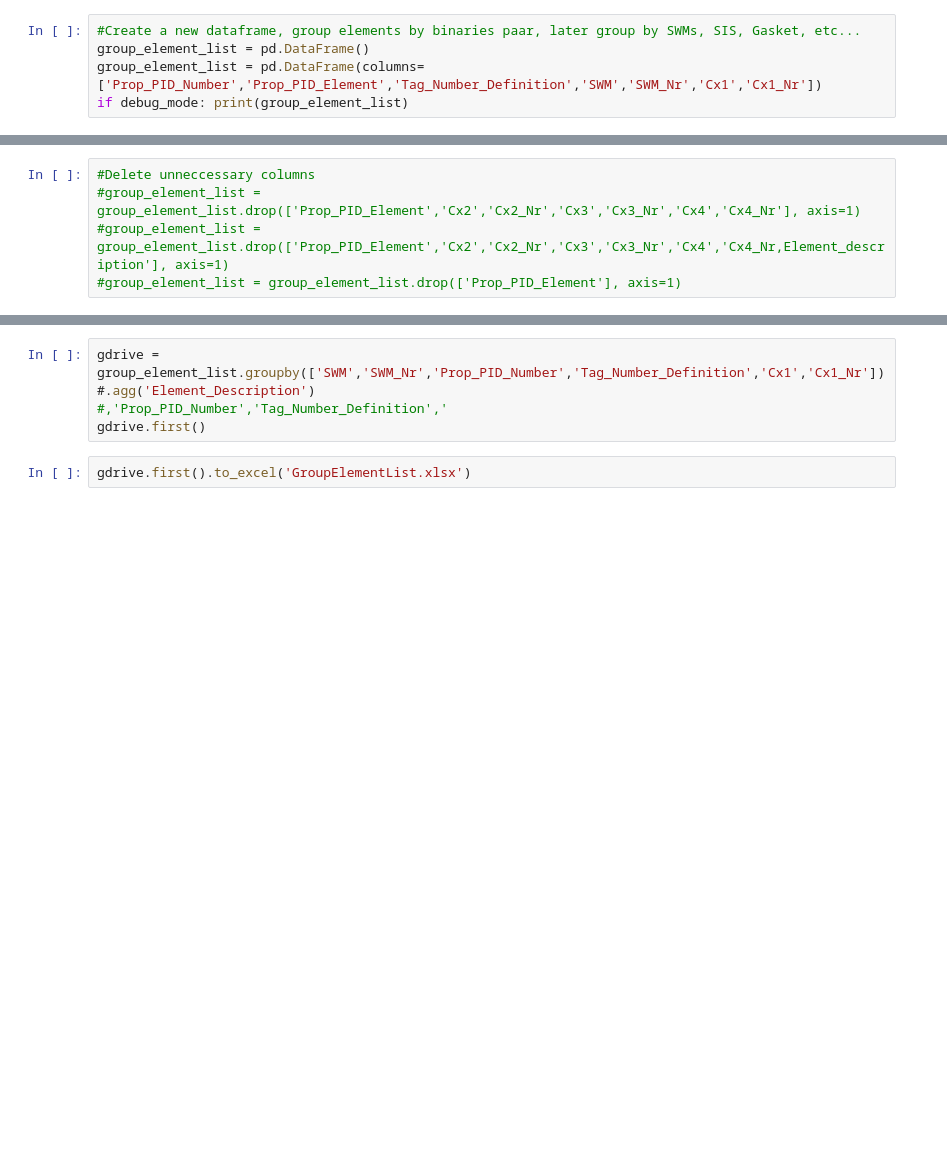
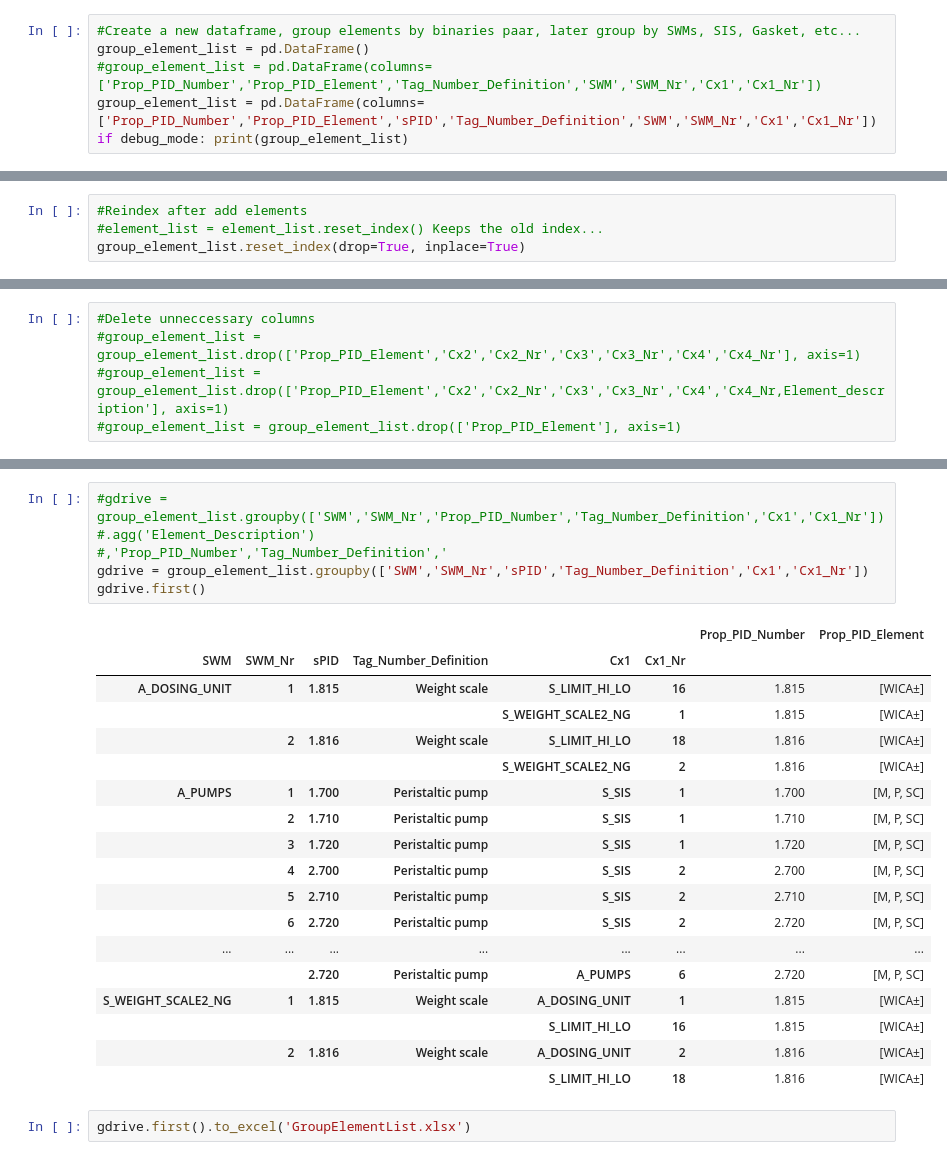
Before and after one commit to emartinskan/epic, a Jupyter notebook: epic.ipynb, the cells around one changed output, grey strips where cells are left out. Drawn from its saved outputs; the diff is of its cells as text; blank space fills up the shorter version.

```diff
--- a/epic.ipynb
+++ b/epic.ipynb
@@ -1004,5 +1164,6 @@ Init group element list
 # %%
 #Create a new dataframe, group elements by binaries paar, later group by SWMs, SIS, Gasket, etc...
 group_element_list = pd.DataFrame()
-group_element_list = pd.DataFrame(columns=['Prop_PID_Number','Prop_PID_Element','Tag_Number_Definition','SWM','SWM_Nr','Cx1','Cx1_Nr'])
+#group_element_list = pd.DataFrame(columns=['Prop_PID_Number','Prop_PID_Element','Tag_Number_Definition','SWM','SWM_Nr','Cx1','Cx1_Nr'])
+group_element_list = pd.DataFrame(columns=['Prop_PID_Number','Prop_PID_Element','sPID','Tag_Number_Definition','SWM','SWM_Nr','Cx1','Cx1_Nr'])
 if debug_mode: print(group_element_list)
@@ -1495,3 +1720,7 @@ if debug_mode:
+# %%
+#Reindex after add elements
+#element_list = element_list.reset_index() Keeps the old index...
+group_element_list.reset_index(drop=True, inplace=True)
 # %%
 if debug_mode:
     print(tabulate(group_element_list, headers = 'keys', tablefmt = 'psql'))
@@ -1533,7 +1809,27 @@ if debug_mode:
 # %%
-gdrive = group_element_list.groupby(['SWM','SWM_Nr','Prop_PID_Number','Tag_Number_Definition','Cx1','Cx1_Nr'])#.agg('Element_Description')
+#gdrive = group_element_list.groupby(['SWM','SWM_Nr','Prop_PID_Number','Tag_Number_Definition','Cx1','Cx1_Nr'])#.agg('Element_Description')
 #,'Prop_PID_Number','Tag_Number_Definition','
+gdrive = group_element_list.groupby(['SWM','SWM_Nr','sPID','Tag_Number_Definition','Cx1','Cx1_Nr'])
 gdrive.first()
+# %% [output]
+|  |  |  |  |  |  | Prop_PID_Number | Prop_PID_Element |
+| SWM | SWM_Nr | sPID | Tag_Number_Definition | Cx1 | Cx1_Nr |  |  |
+| A_DOSING_UNIT | 1 | 1.815 | Weight scale | S_LIMIT_HI_LO | 16 | 1.815 | [WICA±] |
+|  |  |  |  | S_WEIGHT_SCALE2_NG | 1 | 1.815 | [WICA±] |
+|  | 2 | 1.816 | Weight scale | S_LIMIT_HI_LO | 18 | 1.816 | [WICA±] |
+|  |  |  |  | S_WEIGHT_SCALE2_NG | 2 | 1.816 | [WICA±] |
+| A_PUMPS | 1 | 1.700 | Peristaltic pump | S_SIS | 1 | 1.700 | [M, P, SC] |
+|  | 2 | 1.710 | Peristaltic pump | S_SIS | 1 | 1.710 | [M, P, SC] |
+|  | 3 | 1.720 | Peristaltic pump | S_SIS | 1 | 1.720 | [M, P, SC] |
+|  | 4 | 2.700 | Peristaltic pump | S_SIS | 2 | 2.700 | [M, P, SC] |
+|  | 5 | 2.710 | Peristaltic pump | S_SIS | 2 | 2.710 | [M, P, SC] |
+|  | 6 | 2.720 | Peristaltic pump | S_SIS | 2 | 2.720 | [M, P, SC] |
+| ... | ... | ... | ... | ... | ... | ... | ... |
+|  |  | 2.720 | Peristaltic pump | A_PUMPS | 6 | 2.720 | [M, P, SC] |
+| S_WEIGHT_SCALE2_NG | 1 | 1.815 | Weight scale | A_DOSING_UNIT | 1 | 1.815 | [WICA±] |
+|  |  |  |  | S_LIMIT_HI_LO | 16 | 1.815 | [WICA±] |
+|  | 2 | 1.816 | Weight scale | A_DOSING_UNIT | 2 | 1.816 | [WICA±] |
+|  |  |  |  | S_LIMIT_HI_LO | 18 | 1.816 | [WICA±] |
 # %%
 gdrive.first().to_excel('GroupElementList.xlsx')
 # %% [markdown]
```
Also changed, not shown: parts of 30 cells of this notebook.
